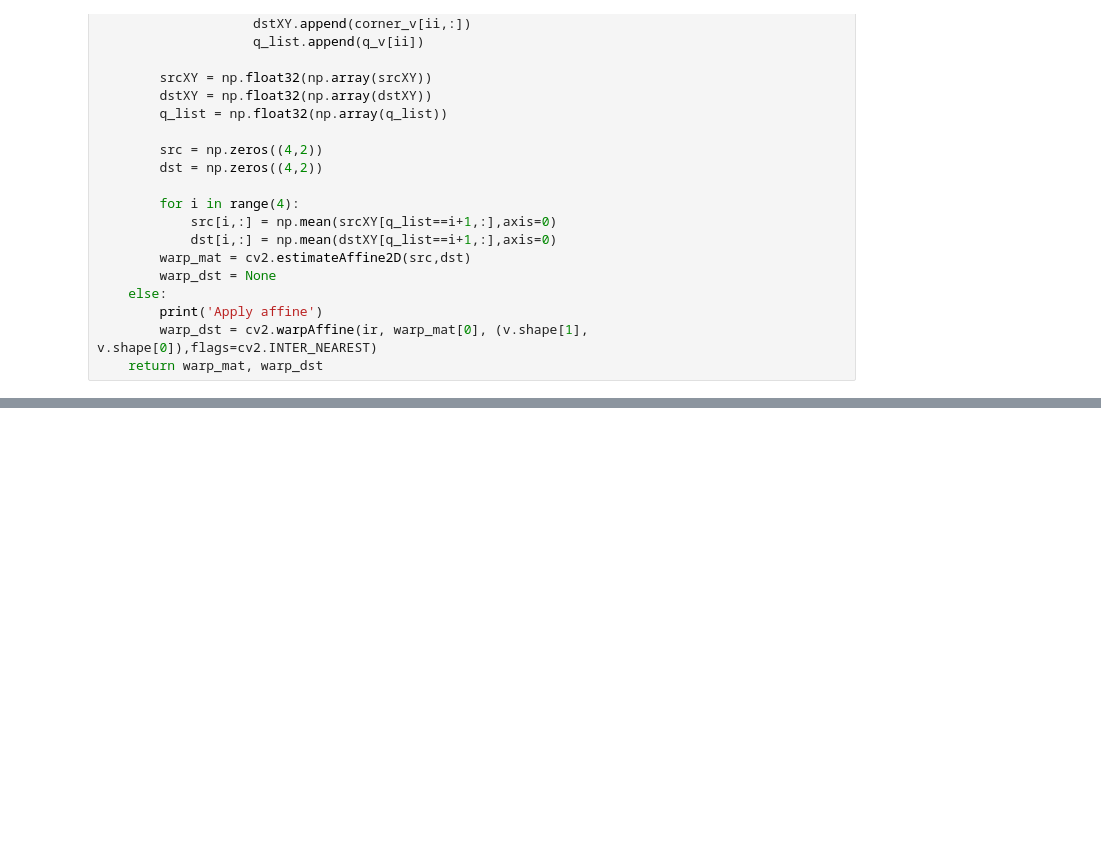
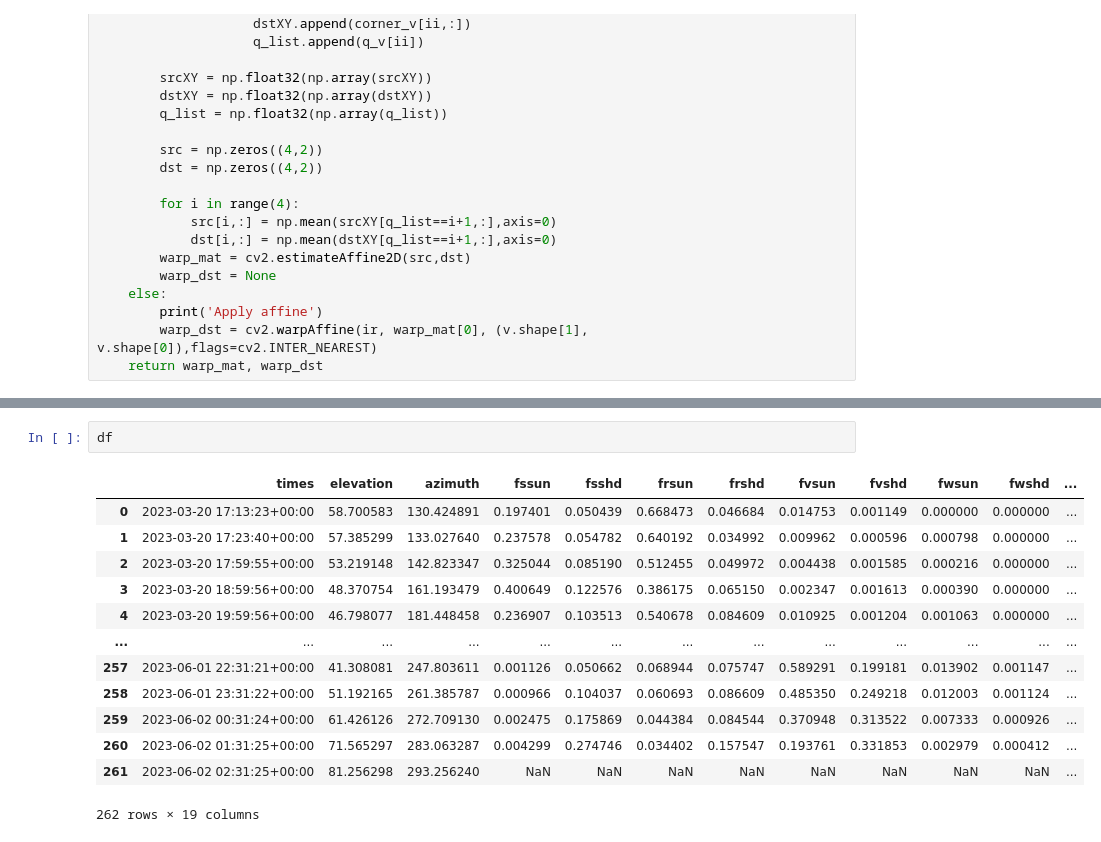
Before and after one commit to cafltar/CookIRCamET, a Jupyter notebook: label_imgs.ipynb, the cells around one changed output, grey strips where cells are left out. Saved outputs shown, nothing was run; the diff lists cells and outputs as text; blank space fills up the shorter version.

```diff
--- a/label_imgs.ipynb
+++ b/label_imgs.ipynb
@@ -676,0 +721,16 @@ warp_mat
+# %%
+df
+# %% [output]
+|  | times | elevation | azimuth | fssun | fsshd | frsun | frshd | fvsun | fvshd | fwsun | fwshd | ... |
+| 0 | 2023-03-20 17:13:23+00:00 | 58.700583 | 130.424891 | 0.197401 | 0.050439 | 0.668473 | 0.046684 | 0.014753 | 0.001149 | 0.000000 | 0.000000 | ... |
+| 1 | 2023-03-20 17:23:40+00:00 | 57.385299 | 133.027640 | 0.237578 | 0.054782 | 0.640192 | 0.034992 | 0.009962 | 0.000596 | 0.000798 | 0.000000 | ... |
+| 2 | 2023-03-20 17:59:55+00:00 | 53.219148 | 142.823347 | 0.325044 | 0.085190 | 0.512455 | 0.049972 | 0.004438 | 0.001585 | 0.000216 | 0.000000 | ... |
+| 3 | 2023-03-20 18:59:56+00:00 | 48.370754 | 161.193479 | 0.400649 | 0.122576 | 0.386175 | 0.065150 | 0.002347 | 0.001613 | 0.000390 | 0.000000 | ... |
+| 4 | 2023-03-20 19:59:56+00:00 | 46.798077 | 181.448458 | 0.236907 | 0.103513 | 0.540678 | 0.084609 | 0.010925 | 0.001204 | 0.001063 | 0.000000 | ... |
+| ... | ... | ... | ... | ... | ... | ... | ... | ... | ... | ... | ... | ... |
+| 257 | 2023-06-01 22:31:21+00:00 | 41.308081 | 247.803611 | 0.001126 | 0.050662 | 0.068944 | 0.075747 | 0.589291 | 0.199181 | 0.013902 | 0.001147 | ... |
+| 258 | 2023-06-01 23:31:22+00:00 | 51.192165 | 261.385787 | 0.000966 | 0.104037 | 0.060693 | 0.086609 | 0.485350 | 0.249218 | 0.012003 | 0.001124 | ... |
+| 259 | 2023-06-02 00:31:24+00:00 | 61.426126 | 272.709130 | 0.002475 | 0.175869 | 0.044384 | 0.084544 | 0.370948 | 0.313522 | 0.007333 | 0.000926 | ... |
+| 260 | 2023-06-02 01:31:25+00:00 | 71.565297 | 283.063287 | 0.004299 | 0.274746 | 0.034402 | 0.157547 | 0.193761 | 0.331853 | 0.002979 | 0.000412 | ... |
+| 261 | 2023-06-02 02:31:25+00:00 | 81.256298 | 293.256240 | NaN | NaN | NaN | NaN | NaN | NaN | NaN | NaN | ... |
+262 rows × 19 columns
```
Also changed, not shown: parts of 9 cells of this notebook, 4 other files.
